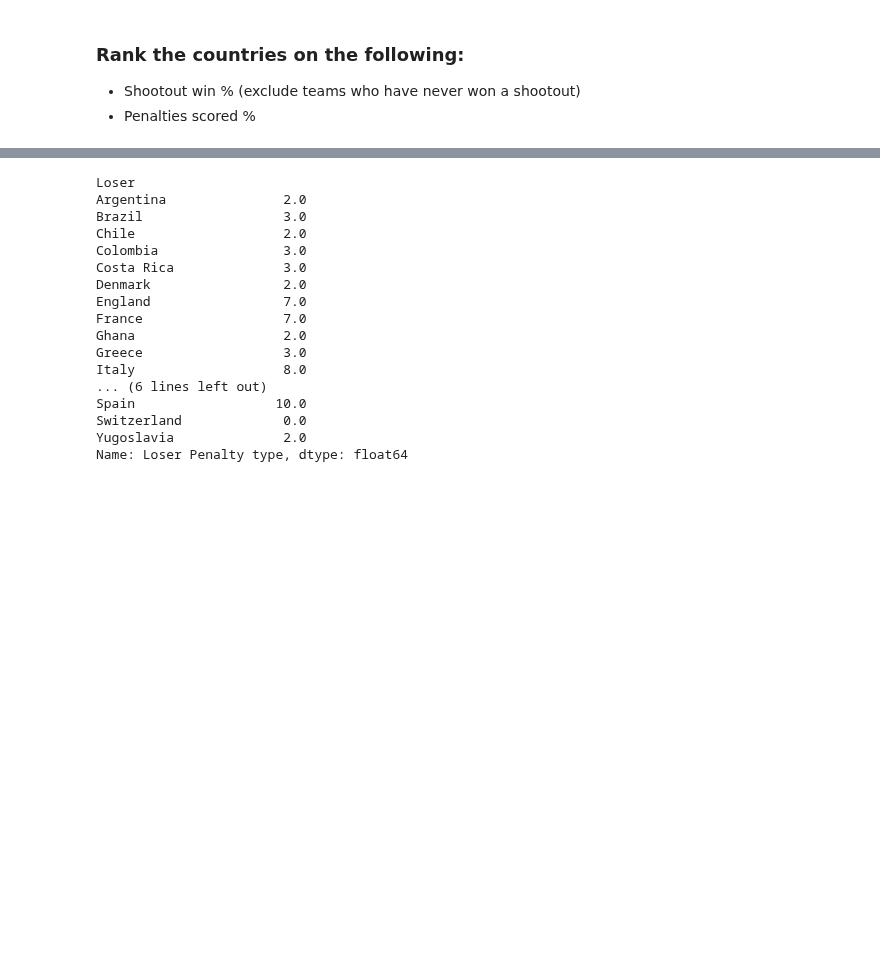
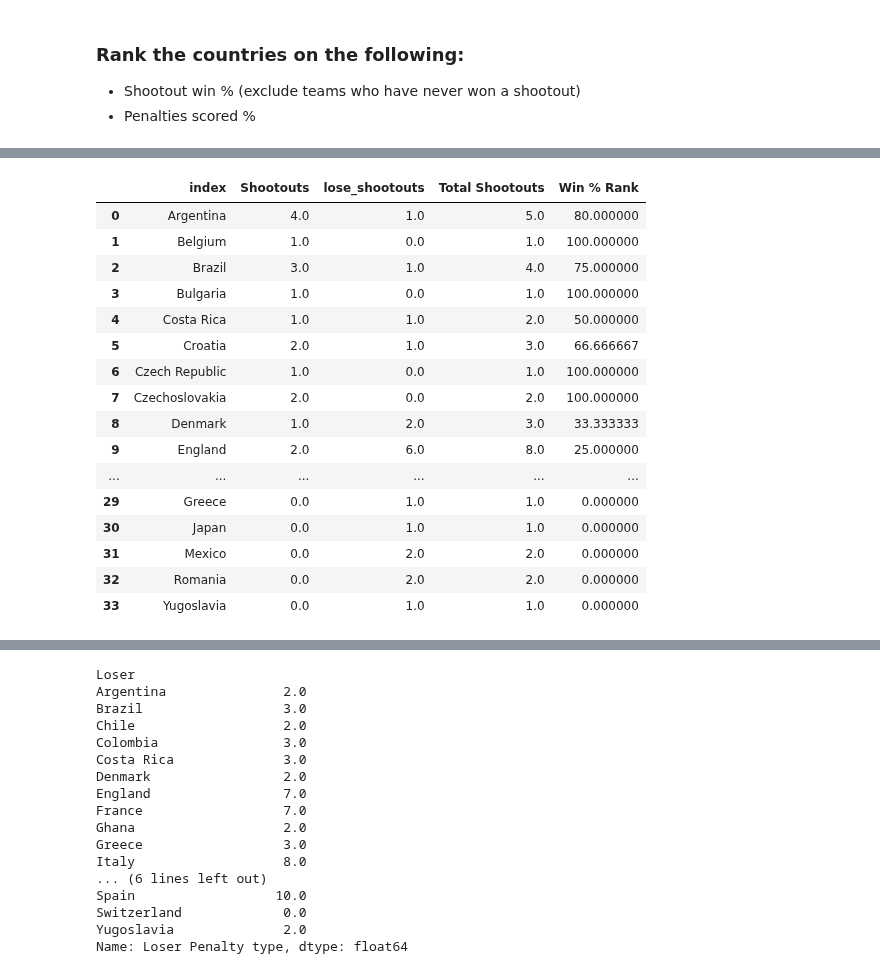
Before and after one commit to hyunjun33/Data_preprocessing, a Jupyter notebook: Preppin' Data 2021 Week 28 Challenge.ipynb, the cells around one changed output, grey strips where cells are left out. Drawn from its saved outputs; the diff is of its cells as text; code cells hidden in the pictures; blank space fills up the shorter version.

```diff
--- a/Preppin' Data 2021 Week 28 Challenge.ipynb
+++ b/Preppin' Data 2021 Week 28 Challenge.ipynb
@@ -215,0 +274,10 @@ world_cup[world_cup["Winner"] == "Germany"]
+# %%
+world_cup_shootout.columns = ['No.', 'Penalty Number', 'Event Year', 'Winner', 'Full Time Score',
+       'Loser', 'Winning Team GK', 'Winning team Taker', 'Losing team Taker',
+       'Losing Team GK', 'Round', 'Date']
+euros.columns = ['No.', 'Penalty Number', 'Event Year', 'Winner', 'Full Time Score',
+       'Loser', 'Winning Team GK', 'Winning team Taker', 'Losing team Taker',
+       'Losing Team GK', 'Round', 'Date']
+# %%
+total_shootout = pd.concat([world_cup_shootout, euros], axis=0)
+total_shootout.shape
@@ -219,0 +290,4 @@ world_cup["Loser Penalty type"] = world_cup["Loser Penalty type"].map({"scored":
+# %%
+total_shootout = total_shootout.drop(["Full Time Score", "Winning Team GK", "Winning team Taker",
+                "Losing team Taker", "Losing Team GK", "Round", "Date", "Event Year"], axis=1)
+total_shootout
@@ -219,0 +308,3 @@ world_cup["Loser Penalty type"] = world_cup["Loser Penalty type"].map({"scored":
+# %%
+winner = total_shootout.groupby(["Winner"])["No."].nunique()
+loser = total_shootout.groupby(["Loser"])["No."].nunique()
@@ -219,0 +351,25 @@ world_cup["Loser Penalty type"] = world_cup["Loser Penalty type"].map({"scored":
+# %%
+win_pct = pd.concat([winner, loser], axis=1).fillna(0)
+win_pct.columns = ["Shootouts", "lose_shootouts"]
+win_pct["Total Shootouts"] = win_pct["Shootouts"] + win_pct["lose_shootouts"]
+win_pct = win_pct.reset_index()
+win_pct["Win % Rank"] = (win_pct["Shootouts"] / win_pct["Total Shootouts"] * 100)
+win_pct
+# %% [output]
+|  | index | Shootouts | lose_shootouts | Total Shootouts | Win % Rank |
+| 0 | Argentina | 4.0 | 1.0 | 5.0 | 80.000000 |
+| 1 | Belgium | 1.0 | 0.0 | 1.0 | 100.000000 |
+| 2 | Brazil | 3.0 | 1.0 | 4.0 | 75.000000 |
+| 3 | Bulgaria | 1.0 | 0.0 | 1.0 | 100.000000 |
+| 4 | Costa Rica | 1.0 | 1.0 | 2.0 | 50.000000 |
+| 5 | Croatia | 2.0 | 1.0 | 3.0 | 66.666667 |
+| 6 | Czech Republic | 1.0 | 0.0 | 1.0 | 100.000000 |
+| 7 | Czechoslovakia | 2.0 | 0.0 | 2.0 | 100.000000 |
+| 8 | Denmark | 1.0 | 2.0 | 3.0 | 33.333333 |
+| 9 | England | 2.0 | 6.0 | 8.0 | 25.000000 |
+| ... | ... | ... | ... | ... | ... |
+| 29 | Greece | 0.0 | 1.0 | 1.0 | 0.000000 |
+| 30 | Japan | 0.0 | 1.0 | 1.0 | 0.000000 |
+| 31 | Mexico | 0.0 | 2.0 | 2.0 | 0.000000 |
+| 32 | Romania | 0.0 | 2.0 | 2.0 | 0.000000 |
+| 33 | Yugoslavia | 0.0 | 1.0 | 1.0 | 0.000000 |
```
Also changed, not shown: parts of 21 cells of this notebook.
